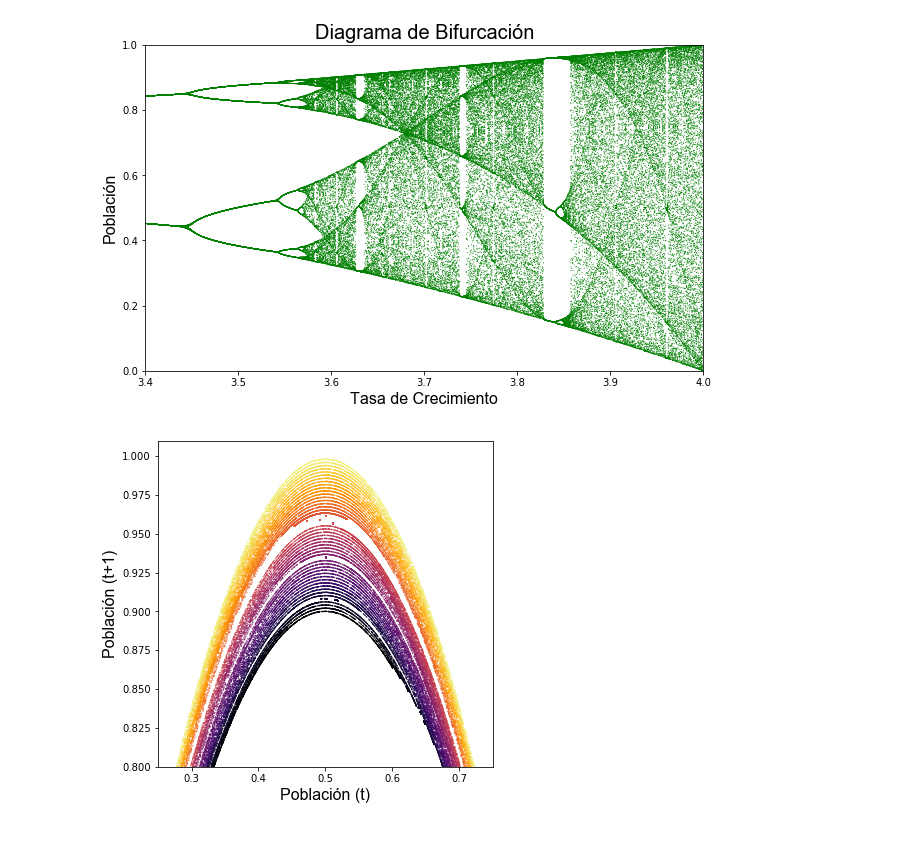
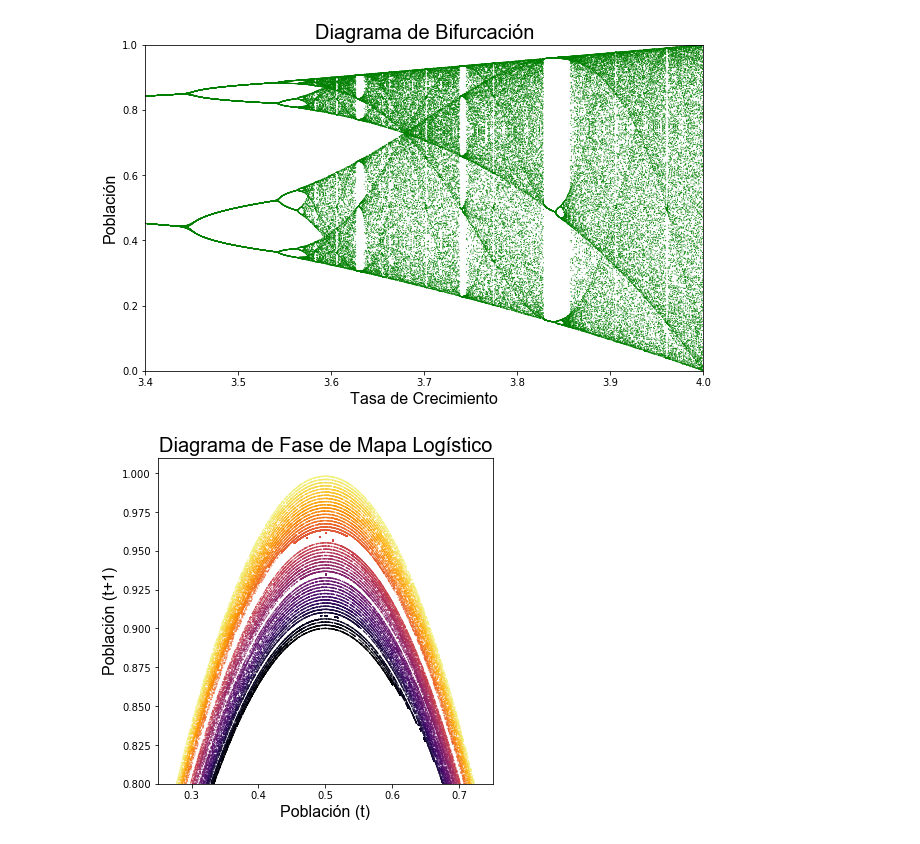
Before and after one commit to nayo666/computacional1, a Jupyter notebook: Actividad9/a9.ipynb, the cells around one changed output. Drawn from its saved outputs; the diff is of its cells as text; code cells hidden in the pictures.

```diff
--- a/Actividad9/a9.ipynb
+++ b/Actividad9/a9.ipynb
@@ -11,9 +11,9 @@ bifurcation_plot(pops, color='g', xlabel='Tasa de Crecimiento', ylabel='Poblaci
 # %%
 from pynamical import phase_diagram
 pops = simulate(model=logistic_map, num_gens=4000, rate_min=3.6, rate_max=4.0, num_rates=50, num_discard=100)
-phase_diagram(pops, xmin=0.25, xmax=0.75, ymin=0.8, ymax=1.01, size=7, color='inferno', xlabel='Población (t)', ylabel='Población (t+1)')
+phase_diagram(pops, xmin=0.25, xmax=0.75, ymin=0.8, ymax=1.01, size=7, color='inferno', xlabel='Población (t)', ylabel='Población (t+1)', title='Diagrama de Fase de Mapa Logístico')
 # %% [output]
-[figure, old version]
+[figure, new version]
 # %%
 from pynamical import cubic_map, phase_diagram_3d
 pops = simulate(model=cubic_map, num_gens=3000, rate_min=3.5, num_rates=30, num_discard=100)
```
Also changed, not shown: parts of 4 cells of this notebook.
